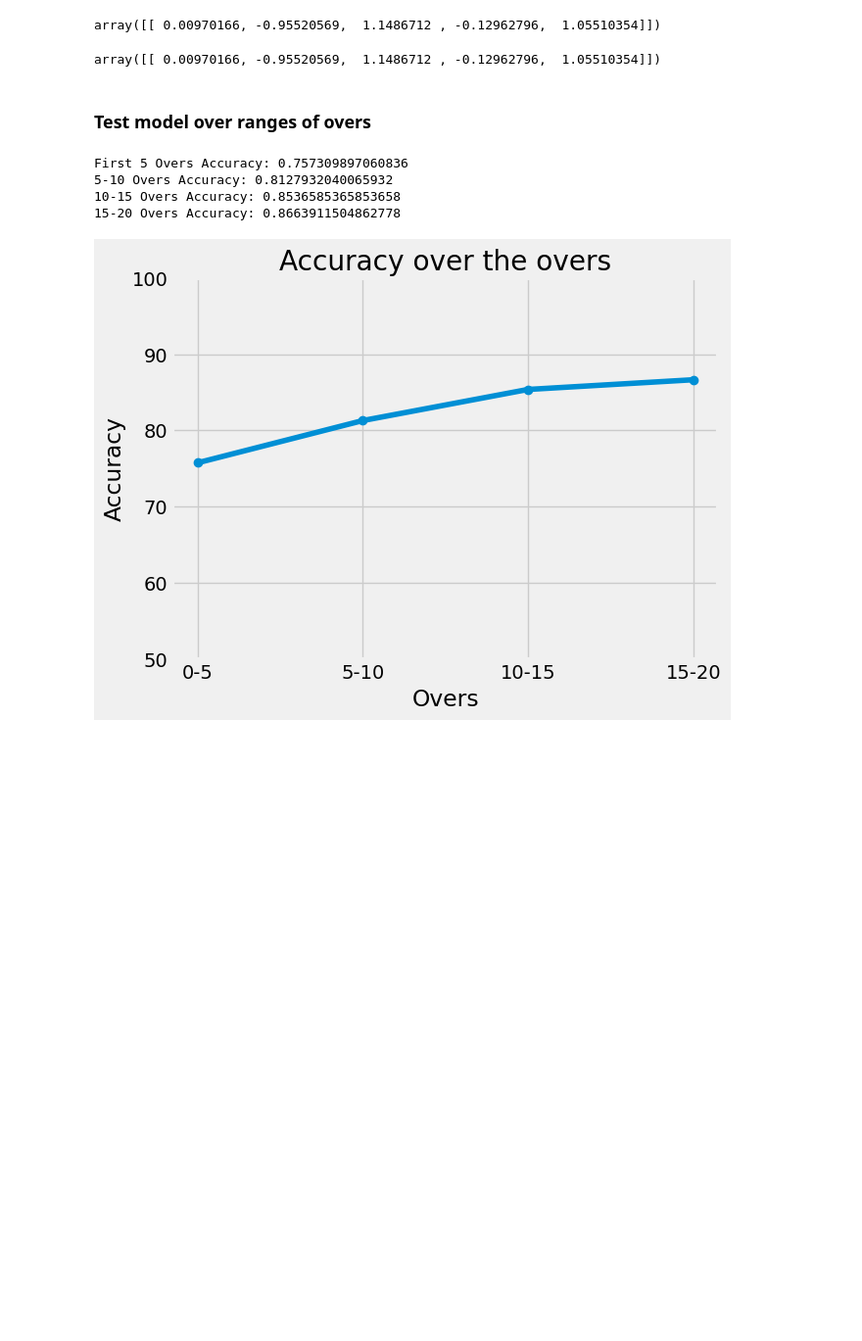
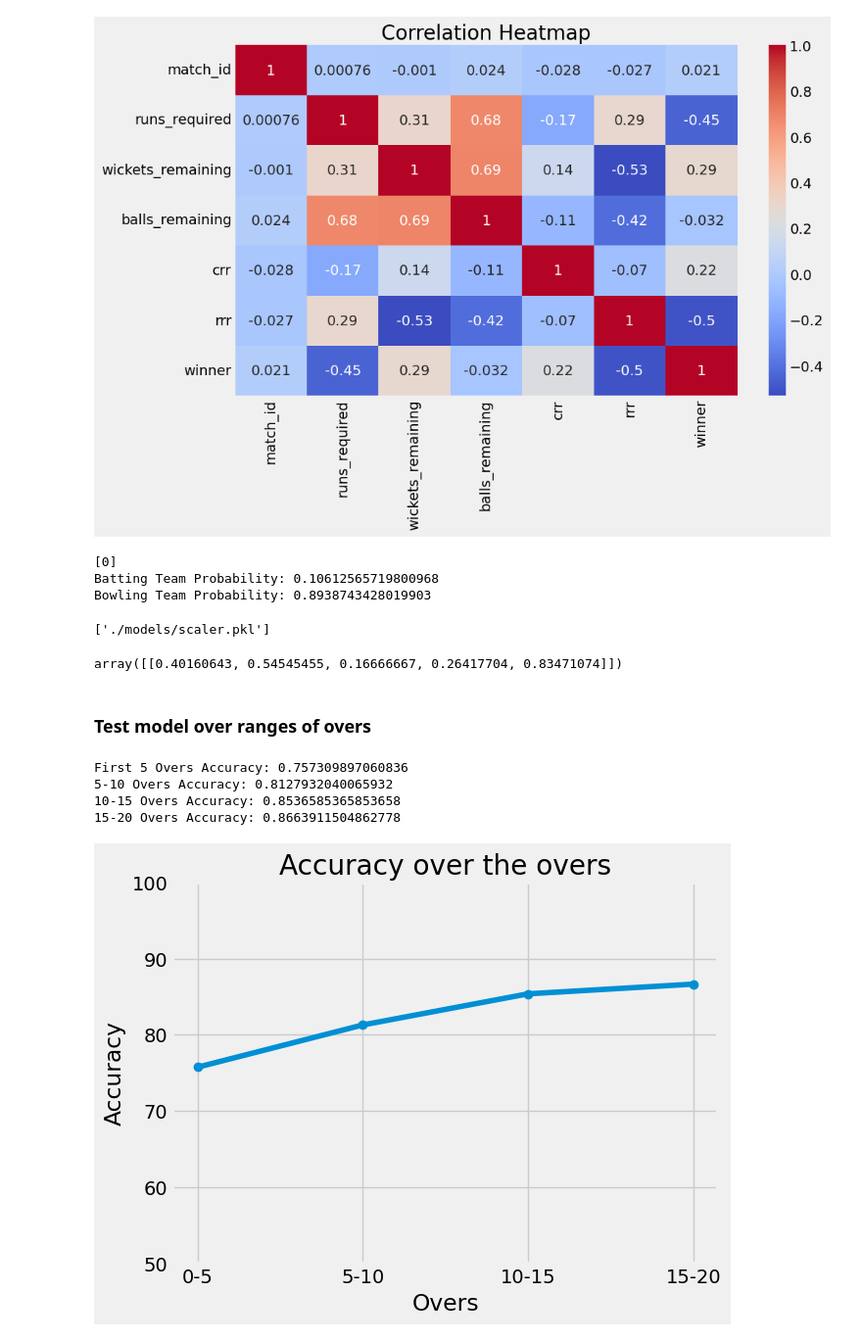
Before and after one commit to rushabhhere/t20-winner-prediction, a Jupyter notebook: model.ipynb, the cells around one changed output. Shown at 98% size. Drawn from its saved outputs; the diff is of its cells as text; code cells hidden in the pictures; blank space fills up the shorter version.

```diff
--- a/model.ipynb
+++ b/model.ipynb
@@ -70,0 +263,2 @@ df
+# %%
+df = df[(df['rrr'] > lower_bound) & (df['rrr'] < upper_bound)]
@@ -102,10 +308,29 @@ model.predict_proba(X_test)[10]
+# %%
+# correlation
+corr = df.corr()
+
+plt.figure(figsize=(10, 6))
+sns.heatmap(corr, annot=True, cmap='coolwarm')
+plt.title('Correlation Heatmap')
+plt.show()
+# %% [output]
+[figure, added]
 # %%
 # test for custom input
-# custom_data = [70, 8, 6, 8.4, 50]
-custom_data = [2, 1, 10, 2.4, 5]
+custom_data = [193, 10, 7, 9.8135593220, 118]
+# custom_data = [10, 1, 5, 2.4, 1]
 
 # scale custom data
 custom_data = scaler.transform([custom_data])
 
-print(model.predict(custom_data))
-print(model.predict_proba(custom_data))
+print(lr_model.predict(custom_data))
+
+batting_team_probability = lr_model.predict_proba(custom_data)[0][1]
+bowling_team_probability = lr_model.predict_proba(custom_data)[0][0]
+
+print(f'Batting Team Probability: {batting_team_probability}')
+print(f'Bowling Team Probability: {bowling_team_probability}')
+# %% [output]
+[0]
+Batting Team Probability: 0.10612565719800968
+Bowling Team Probability: 0.8938743428019903
@@ -112,21 +340,18 @@ print(model.predict_proba(custom_data))
+# %%
+joblib.dump(scaler, './models/scaler.pkl')
+# %% [output]
+['./models/scaler.pkl']
 # %%
+# load the scaler
+scaler = joblib.load('./models/minmax-scaler.pkl')
+
+# test on custom data
 test_data = [[100, 5, 10, 10, 100]]
 test_data = scaler.transform(test_data)
 
 test_data
 # %% [output]
-array([[ 0.00970166, -0.95520569,  1.1486712 , -0.12962796,  1.05510354]])
+array([[0.40160643, 0.54545455, 0.16666667, 0.26417704, 0.83471074]])
-# %%
-# load the scaler
-scaler = joblib.load('./models/scaler.pkl')
-
-# test on custom data
-test_data = [[100, 5, 10, 10, 100]]
-test_data = scaler.transform(test_data)
-
-test_data
-# %% [output]
-array([[ 0.00970166, -0.95520569,  1.1486712 , -0.12962796,  1.05510354]])
 # %% [markdown]
 ### Test model over ranges of overs
 # %%
```
Also changed, not shown: parts of 30 cells of this notebook, 1 other file.
